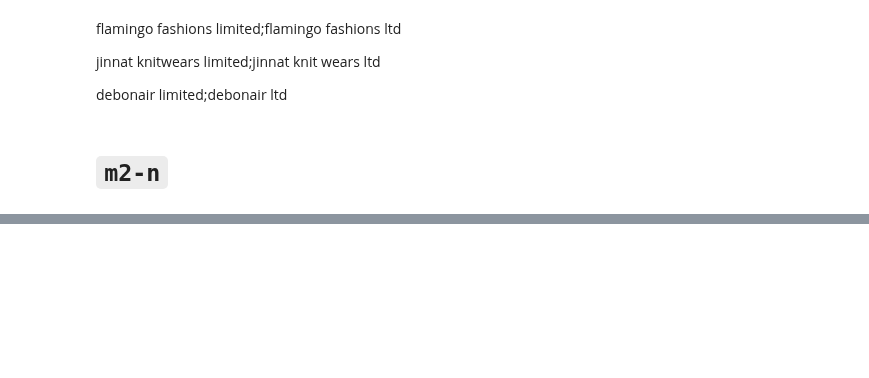
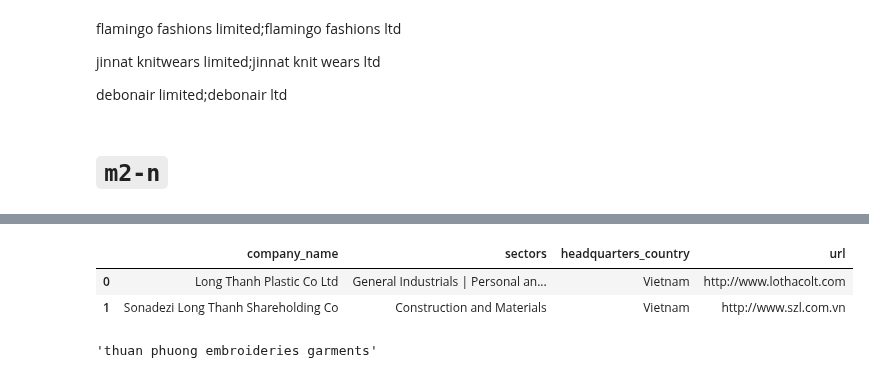
Before and after one commit to xolyn/labor_audit, a Jupyter notebook: LingyuZhou/w9/w9.ipynb, the cells around one changed output, grey strips where cells are left out. Saved outputs shown, nothing was run; the diff lists cells and outputs as text; code cells hidden in the pictures; blank space fills up the shorter version.

```diff
--- a/LingyuZhou/w9/w9.ipynb
+++ b/LingyuZhou/w9/w9.ipynb
@@ -228,0 +323,16 @@ bw.drop('FNC',axis=1).to_csv('bw0730.csv', index=False)
+# %%
+searchCI('long thanh')
+# %% [output]
+|  | company_name | sectors | headquarters_country | url |
+| 0 | Long Thanh Plastic Co Ltd | General Industrials | Personal an... | Vietnam | http://www.lothacolt.com |
+| 1 | Sonadezi Long Thanh Shareholding Co | Construction and Materials | Vietnam | http://www.szl.com.vn |
+# %%
+def removeBranch(str):
+    if "branch of" not in str:
+        return str
+    else:
+        return str.replace("branch of","").strip()
+
+removeBranch('branch of thuan phuong embroideries garments')
+# %% [output]
+'thuan phuong embroideries garments'
```
Also changed, not shown: parts of 16 cells of this notebook, 1 other file.
